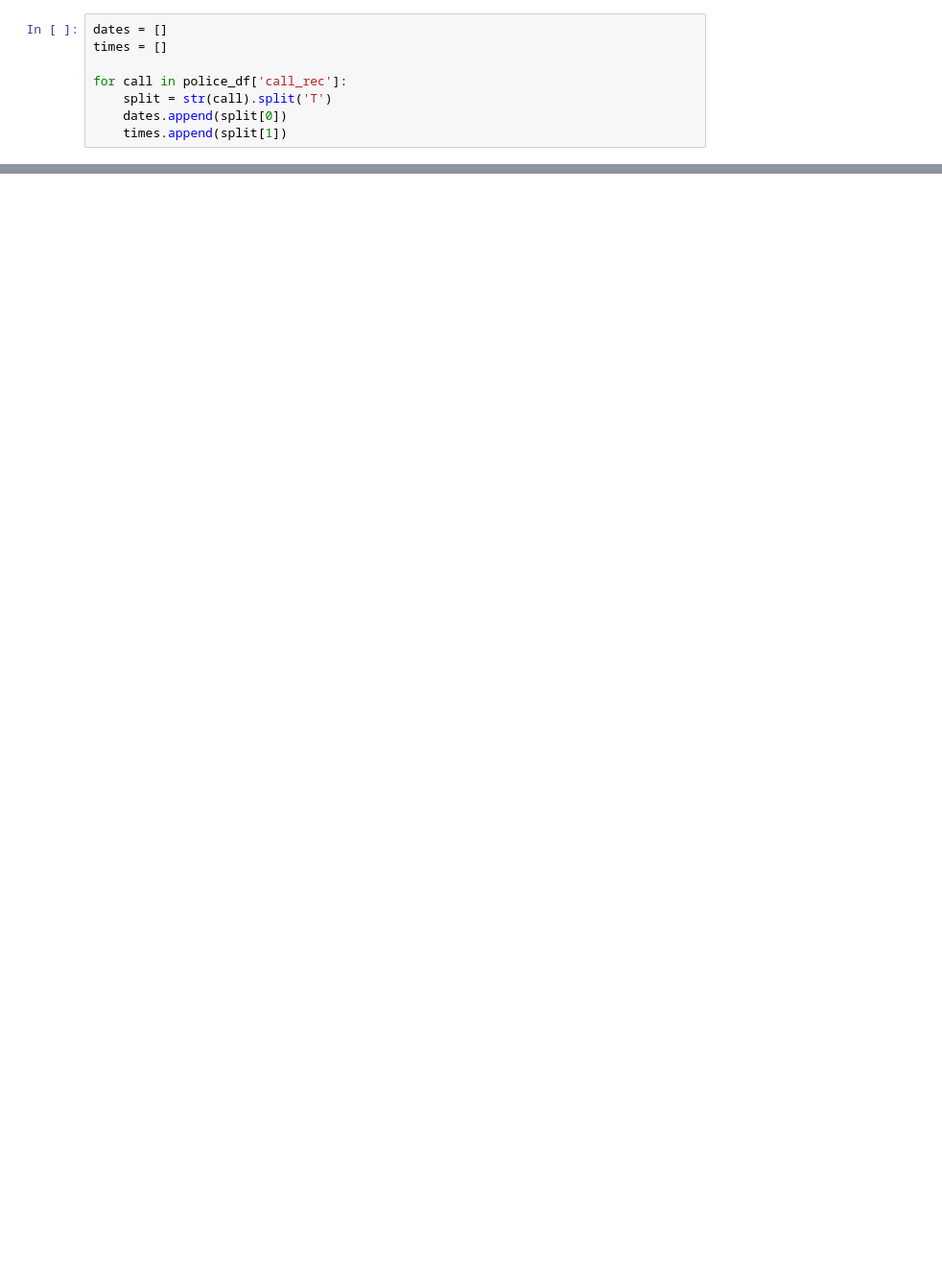
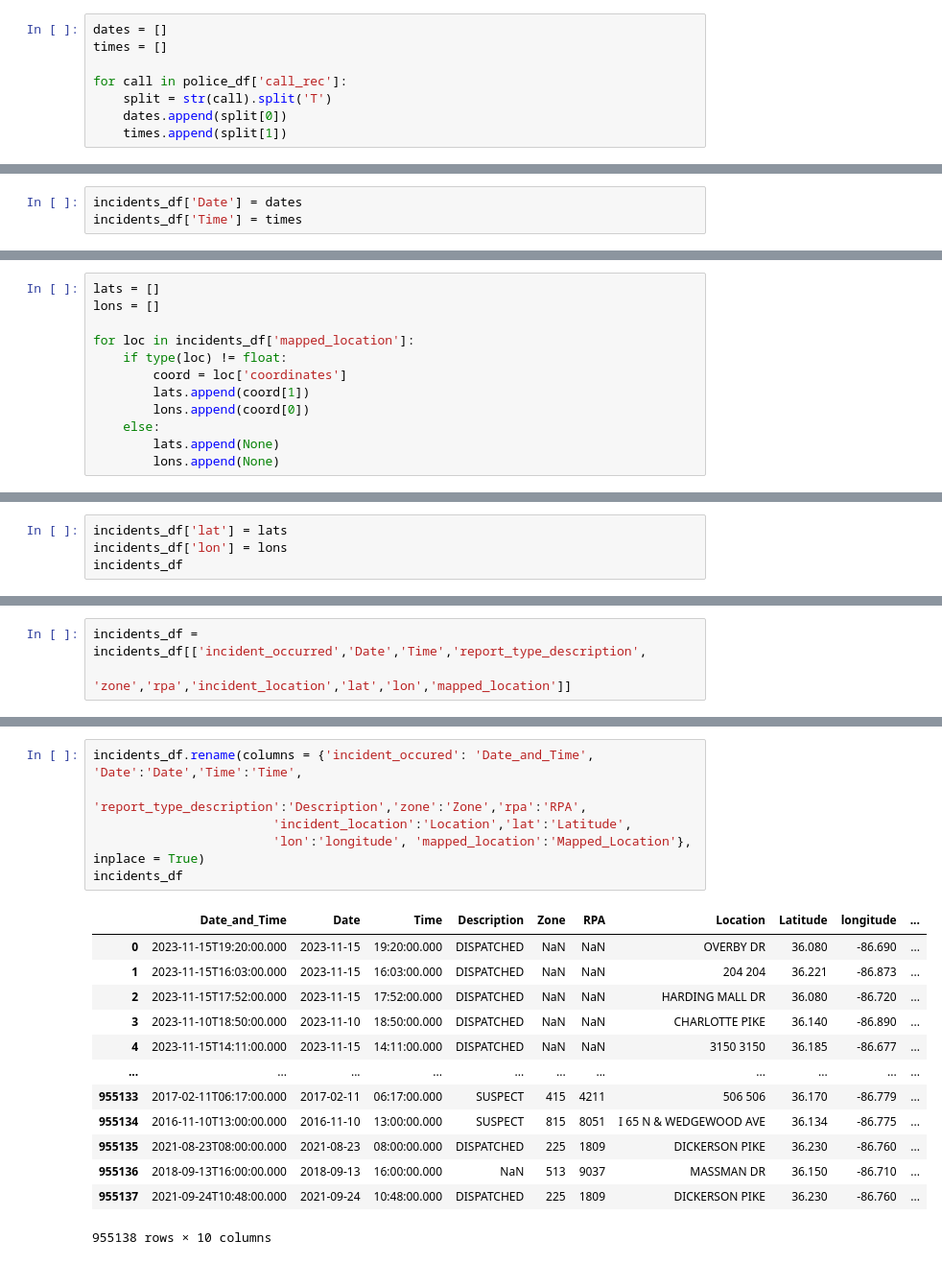
Before and after one commit to NSS-Full-Time-Data-Analytics-11/api-project-Joshua-Clugston, a Jupyter notebook: notebook/api_stretch_and_bonus.ipynb, the cells around one changed output, grey strips where cells are left out. Shown: that part at 96% size. Drawn from its saved outputs; the diff is of its cells as text; blank space fills up the shorter version.

```diff
--- a/notebook/api_stretch_and_bonus.ipynb
+++ b/notebook/api_stretch_and_bonus.ipynb
@@ -81,0 +164,3 @@ police_df
+# %%
+incidents_df['Date'] = dates
+incidents_df['Time'] = times
@@ -81,0 +194,12 @@ police_df
+# %%
+lats = []
+lons = []
+
+for loc in incidents_df['mapped_location']:
+    if type(loc) != float:
+        coord = loc['coordinates']
+        lats.append(coord[1])
+        lons.append(coord[0])
+    else:
+        lats.append(None)
+        lons.append(None)
@@ -81,0 +210,4 @@ police_df
+# %%
+incidents_df['lat'] = lats
+incidents_df['lon'] = lons
+incidents_df
@@ -81,0 +238,3 @@ police_df
+# %%
+incidents_df = incidents_df[['incident_occurred','Date','Time','report_type_description',
+                             'zone','rpa','incident_location','lat','lon','mapped_location']]
@@ -81,0 +276,20 @@ police_df
+# %%
+incidents_df.rename(columns = {'incident_occured': 'Date_and_Time', 'Date':'Date','Time':'Time',
+                        'report_type_description':'Description','zone':'Zone','rpa':'RPA',
+                        'incident_location':'Location','lat':'Latitude',
+                        'lon':'longitude', 'mapped_location':'Mapped_Location'}, inplace = True)
+incidents_df
+# %% [output]
+|  | Date_and_Time | Date | Time | Description | Zone | RPA | Location | Latitude | longitude | ... |
+| 0 | 2023-11-15T19:20:00.000 | 2023-11-15 | 19:20:00.000 | DISPATCHED | NaN | NaN | OVERBY DR | 36.080 | -86.690 | ... |
+| 1 | 2023-11-15T16:03:00.000 | 2023-11-15 | 16:03:00.000 | DISPATCHED | NaN | NaN | 204 204 | 36.221 | -86.873 | ... |
+| 2 | 2023-11-15T17:52:00.000 | 2023-11-15 | 17:52:00.000 | DISPATCHED | NaN | NaN | HARDING MALL DR | 36.080 | -86.720 | ... |
+| 3 | 2023-11-10T18:50:00.000 | 2023-11-10 | 18:50:00.000 | DISPATCHED | NaN | NaN | CHARLOTTE PIKE | 36.140 | -86.890 | ... |
+| 4 | 2023-11-15T14:11:00.000 | 2023-11-15 | 14:11:00.000 | DISPATCHED | NaN | NaN | 3150 3150 | 36.185 | -86.677 | ... |
+| ... | ... | ... | ... | ... | ... | ... | ... | ... | ... | ... |
+| 955133 | 2017-02-11T06:17:00.000 | 2017-02-11 | 06:17:00.000 | SUSPECT | 415 | 4211 | 506 506 | 36.170 | -86.779 | ... |
+| 955134 | 2016-11-10T13:00:00.000 | 2016-11-10 | 13:00:00.000 | SUSPECT | 815 | 8051 | I 65 N & WEDGEWOOD AVE | 36.134 | -86.775 | ... |
+| 955135 | 2021-08-23T08:00:00.000 | 2021-08-23 | 08:00:00.000 | DISPATCHED | 225 | 1809 | DICKERSON PIKE | 36.230 | -86.760 | ... |
+| 955136 | 2018-09-13T16:00:00.000 | 2018-09-13 | 16:00:00.000 | NaN | 513 | 9037 | MASSMAN DR | 36.150 | -86.710 | ... |
+| 955137 | 2021-09-24T10:48:00.000 | 2021-09-24 | 10:48:00.000 | DISPATCHED | 225 | 1809 | DICKERSON PIKE | 36.230 | -86.760 | ... |
+955138 rows × 10 columns
```
Also changed, not shown: parts of 25 cells of this notebook, 1 other file.
